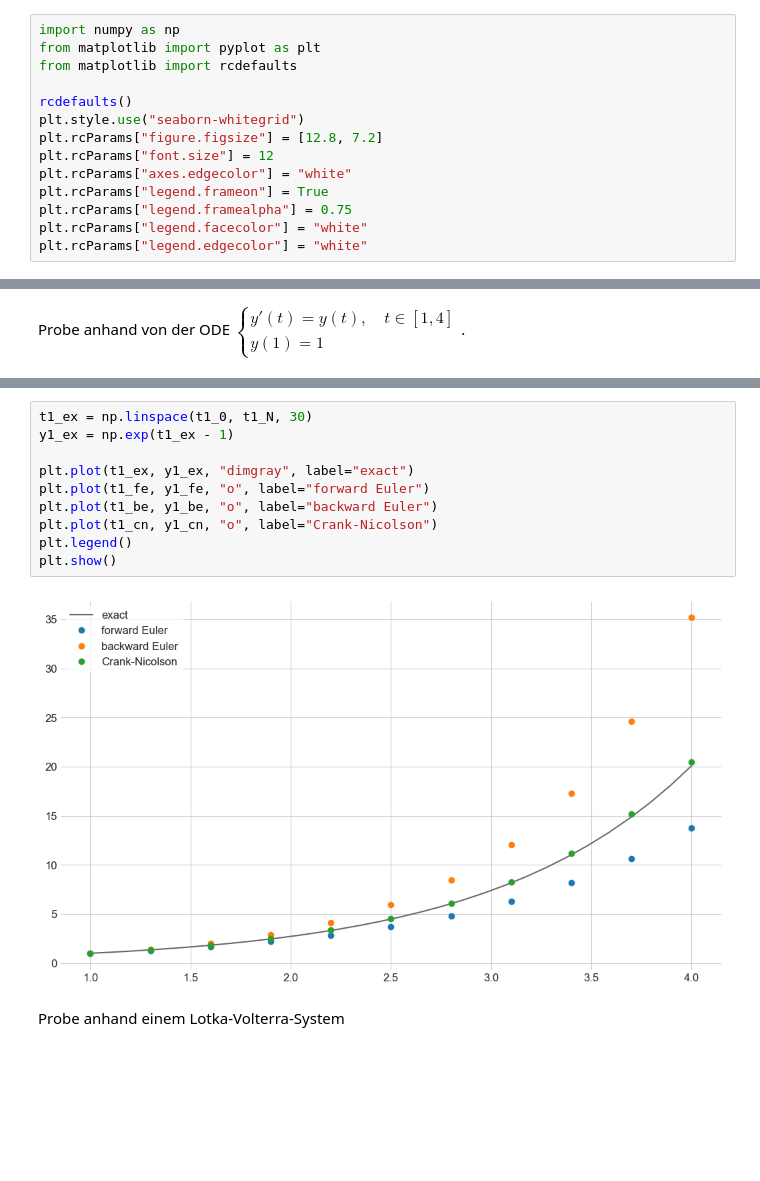
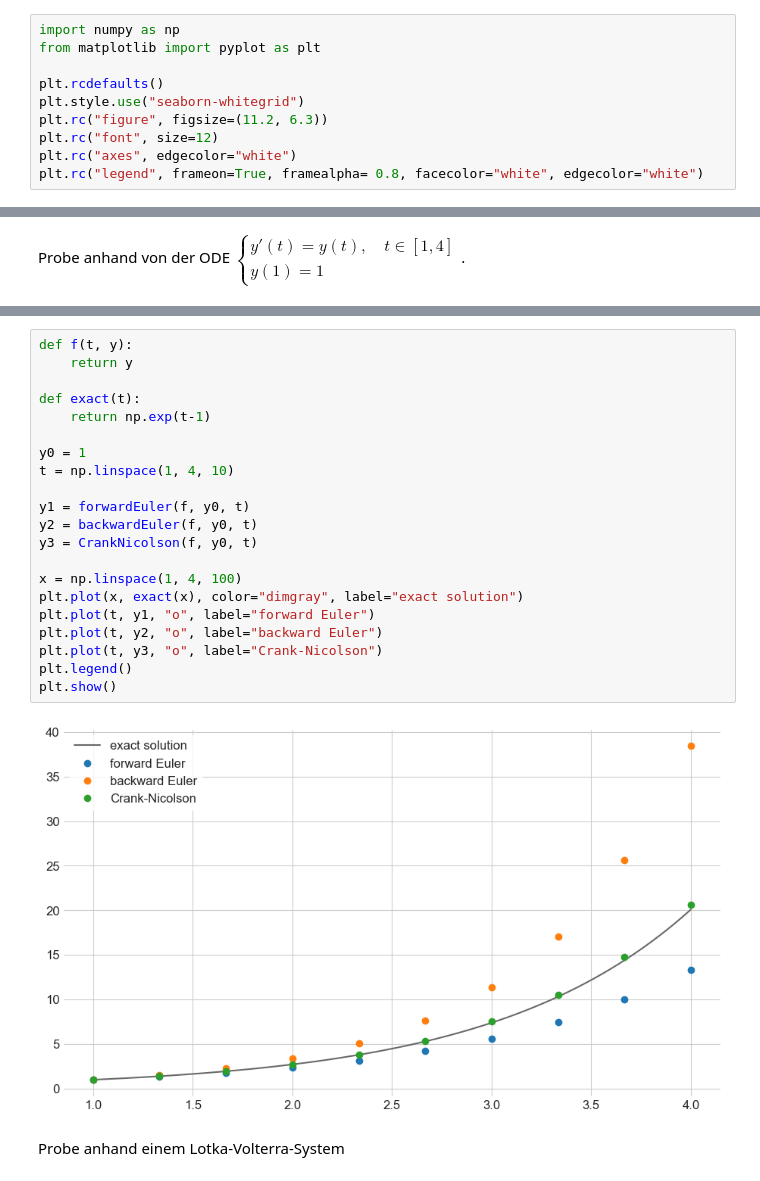
Before and after one commit to maxstollmayer/NuMeDiffG, a Jupyter notebook: Aufgabenblatt 3/Aufgabenblatt 3 Lösung.ipynb, the cells around one changed output, grey strips where cells are left out. Cells and saved outputs as stored; diff of their text form; blank space fills up the shorter version.

```diff
--- a/Aufgabenblatt 3/Aufgabenblatt 3 Lösung.ipynb
+++ b/Aufgabenblatt 3/Aufgabenblatt 3 Lösung.ipynb
@@ -36,15 +36,11 @@ Zu implementieren ist das Rückwärts-Euler-Verfahren, sowie das Crank-Nicolson-
 # %%
 import numpy as np
 from matplotlib import pyplot as plt
-from matplotlib import rcdefaults
 
-rcdefaults()
+plt.rcdefaults()
 plt.style.use("seaborn-whitegrid")
-plt.rcParams["figure.figsize"] = [12.8, 7.2]
-plt.rcParams["font.size"] = 12
-plt.rcParams["axes.edgecolor"] = "white"
-plt.rcParams["legend.frameon"] = True
-plt.rcParams["legend.framealpha"] = 0.75
-plt.rcParams["legend.facecolor"] = "white"
-plt.rcParams["legend.edgecolor"] = "white"
+plt.rc("figure", figsize=(11.2, 6.3))
+plt.rc("font", size=12)
+plt.rc("axes", edgecolor="white")
+plt.rc("legend", frameon=True, framealpha= 0.8, facecolor="white", edgecolor="white")
 # %%
@@ -188,15 +150,26 @@ Exact solution:          1.00 |  1.35 |  1.82 |  2.46 |  3.32 |  4.48 |  6.05 |
 # %%
-t1_ex = np.linspace(t1_0, t1_N, 30)
-y1_ex = np.exp(t1_ex - 1)
+def f(t, y):
+    return y
 
-plt.plot(t1_ex, y1_ex, "dimgray", label="exact")
-plt.plot(t1_fe, y1_fe, "o", label="forward Euler")
-plt.plot(t1_be, y1_be, "o", label="backward Euler")
-plt.plot(t1_cn, y1_cn, "o", label="Crank-Nicolson")
+def exact(t):
+    return np.exp(t-1)
+
+y0 = 1
+t = np.linspace(1, 4, 10)
+
+y1 = forwardEuler(f, y0, t)
+y2 = backwardEuler(f, y0, t)
+y3 = CrankNicolson(f, y0, t)
+
+x = np.linspace(1, 4, 100)
+plt.plot(x, exact(x), color="dimgray", label="exact solution")
+plt.plot(t, y1, "o", label="forward Euler")
+plt.plot(t, y2, "o", label="backward Euler")
+plt.plot(t, y3, "o", label="Crank-Nicolson")
 plt.legend()
 plt.show()
 # %% [output]
-[figure, old version]
+[figure, new version]
 # %% [markdown]
 Probe anhand einem Lotka-Volterra-System
 # %%
```
Also changed, not shown: parts of 11 cells of this notebook, 3 other files.
